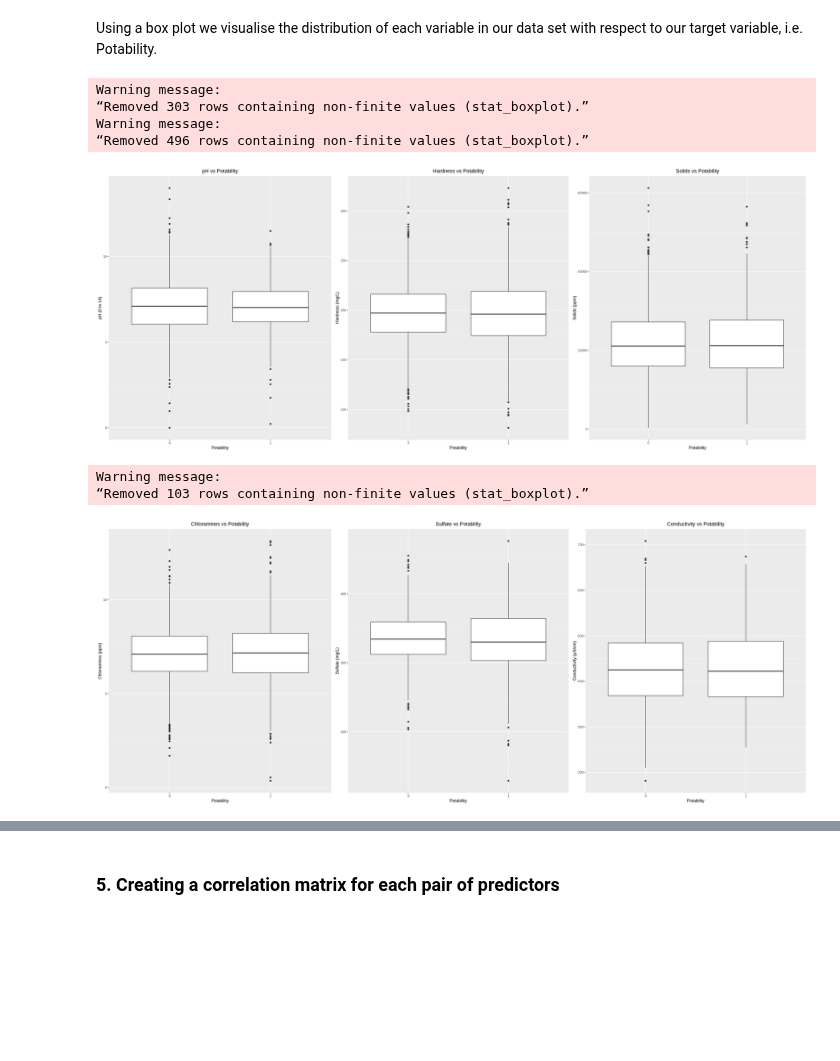
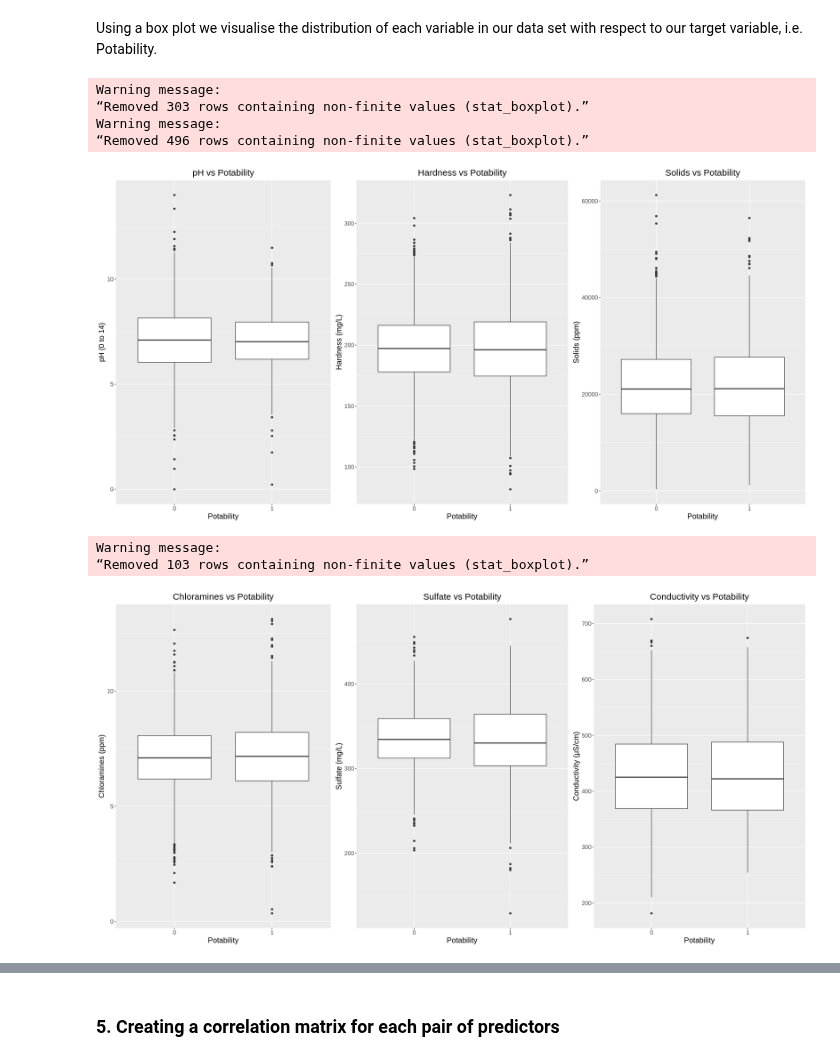
Before and after one commit to ricardoliu99/dsci100-group21, a Jupyter notebook: proposal.ipynb, the cells around one changed output, grey strips where cells are left out. Cells and saved outputs as stored; diff of their text form; code cells hidden in the pictures; blank space fills up the shorter version.

Commit message:
Added comments to histogram and boxplot functions

```diff
--- a/proposal.ipynb
+++ b/proposal.ipynb
@@ -177,7 +185,6 @@ theme(text = element_text(size=15))
 Now, we will use histograms and box plots to determine the frequency as well as distribution of each variable in our dataset with respect to our target variable (Potability). We will then observe how different distributions of variables affects potability in water. This will help us plan how to visualize the results of our analysis in our final report.
 # %%
 options(repr.plot.width=20, repr.plot.height=7)
-# create histogram for each column separated by its Potability label
 water_cols <- names(water)
 cols_units <- c("pH (0 to 14)", "Hardness (mg/L)", "Solids (ppm)", "Chloramines (ppm)",
                "Sulfate (mg/L)", "Conductivity (μS/cm)", "Organic carbon (ppm)",
@@ -186,15 +193,19 @@ histogram_titles <- c("Frequency of pH", "Frequency of Hardness", "Frequency of
                      "Frequency of Sulfate", "Frequency of Conductivity", "Frequency of Organic carbon",
                      "Frequency of Trihalomethanes", "Frequency of Turbidity")
 
+# function used to create a histogram for given predictor, colored and separated by potability,
+# with proper axes and title labels using ggplot
 create_histogram = function(data_train, cols, units, titles, index) {
     histogram_plt <- ggplot(data_train, aes_string(x = cols[index])) +
         geom_histogram(aes(fill = Potability), bins=20) +
         labs(x=units[index]) +
         ggtitle(titles[index]) +
-        theme(plot.title = element_text(hjust = 0.5)) +
+        theme(plot.title = element_text(hjust = 0.5), text = element_text(size=15)) +
         facet_grid(rows=vars(Potability))
     return(histogram_plt)
 }
+
+# arrange the 9 histograms in 3x3 format using grid.arrange
 for (col in seq(1,9,by=3)) {
     histogram_plt1 <- create_histogram(water_train, water_cols, cols_units, histogram_titles, col)
     histogram_plt2 <- create_histogram(water_train, water_cols, cols_units, histogram_titles, col+1)
@@ -216,30 +227,33 @@ Using a box plot we visualise the distribution of each variable in our data set
 # %%
 boxplot_titles <- c("pH vs Potability", "Hardness vs Potability", "Solids vs Potability", "Chloramines vs Potability",
                     "Sulfate vs Potability", "Conductivity vs Potability", "Organic Carbon vs Potability",
                    "Trihalomethanes vs Potability", "Turbidity vs Potability")
 
-options(repr.plot.width = 25, repr.plot.height = 10)
+options(repr.plot.width = 20, repr.plot.height = 10)
 
+# function used to create a boxplot for given predictor vs potability with proper axes and title labels using ggplot
 create_boxplot <- function(data_train, cols, units, titles, index) {
     boxplt <- ggplot(data_train, aes_string(x="Potability", y=cols[index])) +
     geom_boxplot()  +
     labs(y = units[index]) +
     ggtitle(titles[index]) +
-    theme(plot.title = element_text(hjust = 0.5))
+    theme(plot.title = element_text(hjust = 0.5), text = element_text(size=15))
     return(boxplt)
 }
+
+# arrange the 9 boxplots in 3x3 format using grid.arrange
 for (col in seq(1,9,by=3)) {
     boxplot1 <- create_boxplot(water_train, water_cols, cols_units, boxplot_titles, col)
     boxplot2 <- create_boxplot(water_train, water_cols, cols_units, boxplot_titles, col+1)
     boxplot3 <- create_boxplot(water_train, water_cols, cols_units, boxplot_titles, col+2)
     grid.arrange(boxplot1, boxplot2, boxplot3, ncol=3)
 }
 # %% [output]
 Warning message:
 “Removed 303 rows containing non-finite values (stat_boxplot).”
 Warning message:
 “Removed 496 rows containing non-finite values (stat_boxplot).”
-[figure, old version]
+[figure, new version]
 Warning message:
 “Removed 103 rows containing non-finite values (stat_boxplot).”
-[figure, old version]
+[figure, new version]
```
Also changed, not shown: parts of 4 cells of this notebook.
